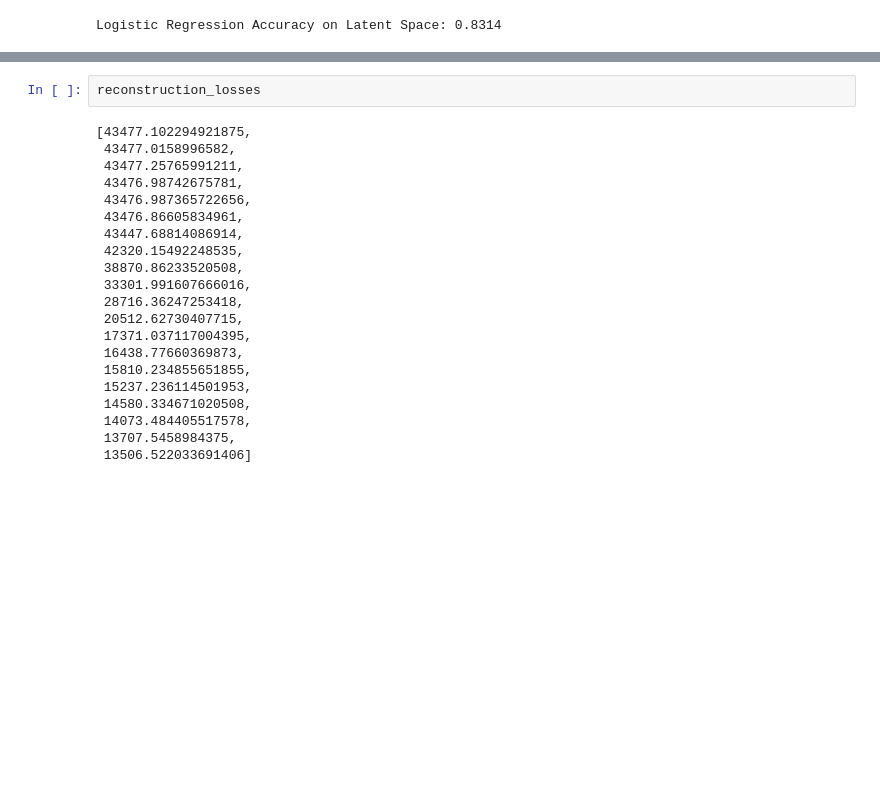
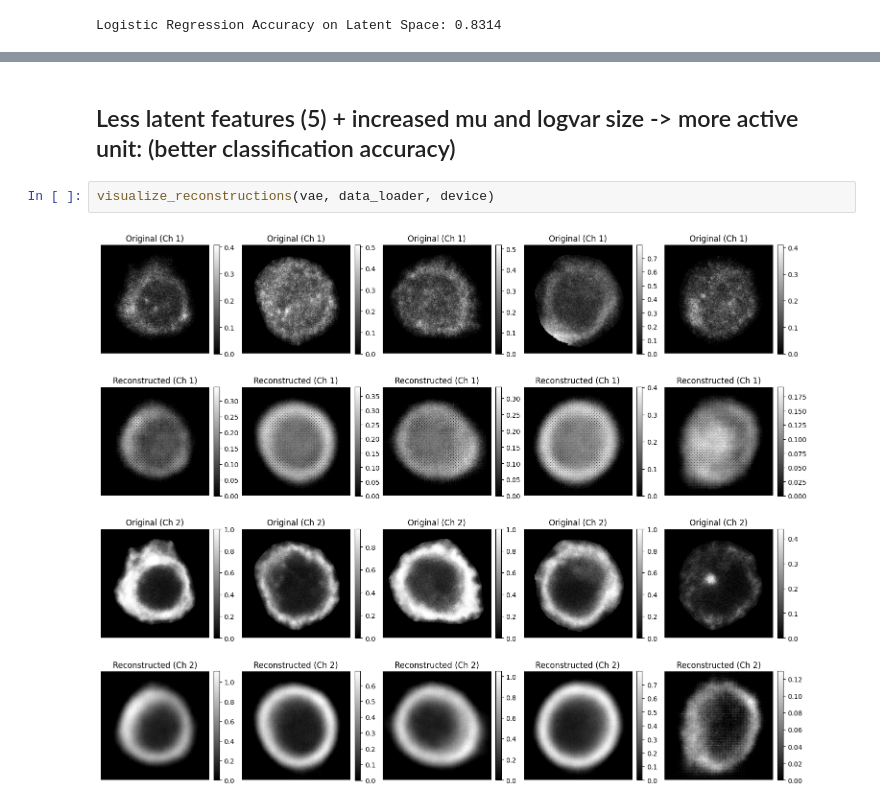
Before and after one commit to minimano09/master_thesis_VAE, a Jupyter notebook: building_up.ipynb, the cells around one changed output, grey strips where cells are left out. Cells and saved outputs as stored; diff of their text form; blank space fills up the shorter version.

```diff
--- a/building_up.ipynb
+++ b/building_up.ipynb
@@ -650,23 +808,6 @@ plt.show()
-# %%
-reconstruction_losses
-# %% [output]
-[43477.102294921875,
- 43477.0158996582,
- 43477.25765991211,
- 43476.98742675781,
- 43476.987365722656,
- 43476.86605834961,
- 43447.68814086914,
- 42320.15492248535,
- 38870.86233520508,
- 33301.991607666016,
- 28716.36247253418,
- 20512.62730407715,
- 17371.037117004395,
- 16438.77660369873,
- 15810.234855651855,
- 15237.236114501953,
- 14580.334671020508,
- 14073.484405517578,
- 13707.5458984375,
- 13506.522033691406]
+# %% [markdown]
+## Less latent features (5) + increased mu and logvar size -> more active unit: (better classification accuracy)
+# %%
+visualize_reconstructions(vae, data_loader, device)
+# %% [output]
+[figure, added]
```
Also changed, not shown: parts of 19 cells of this notebook.
